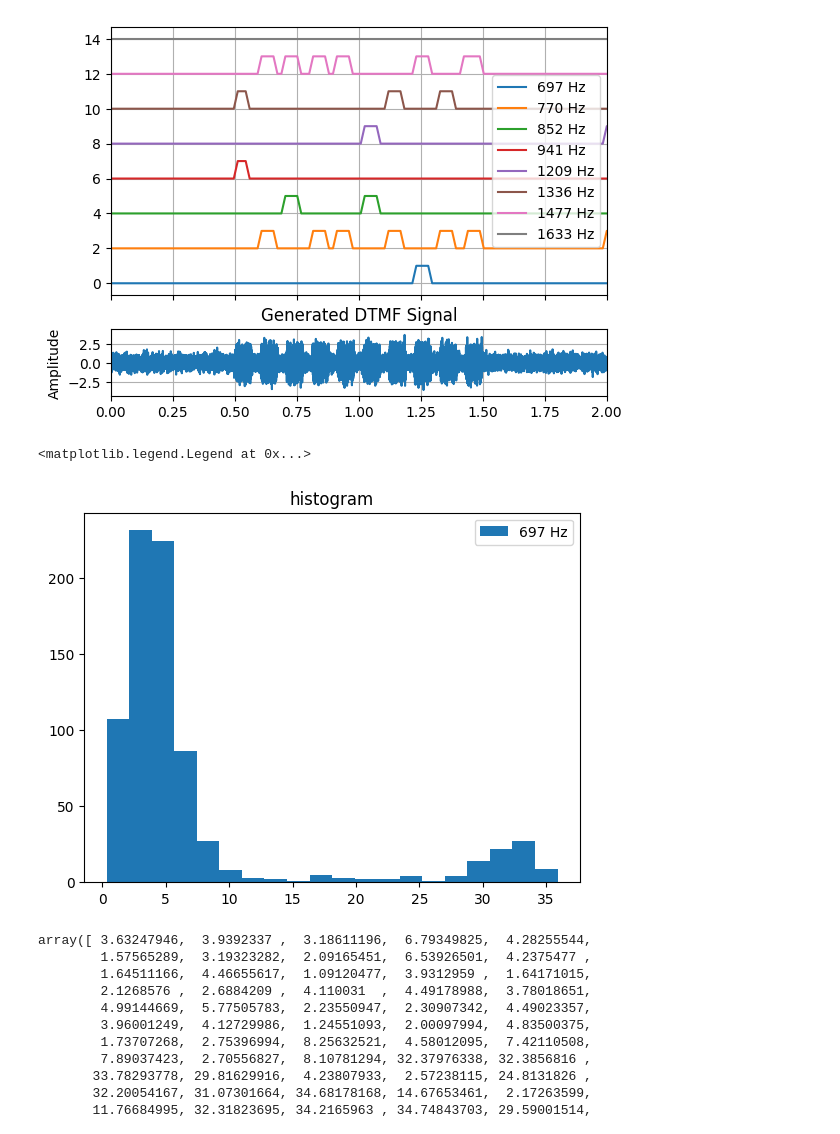
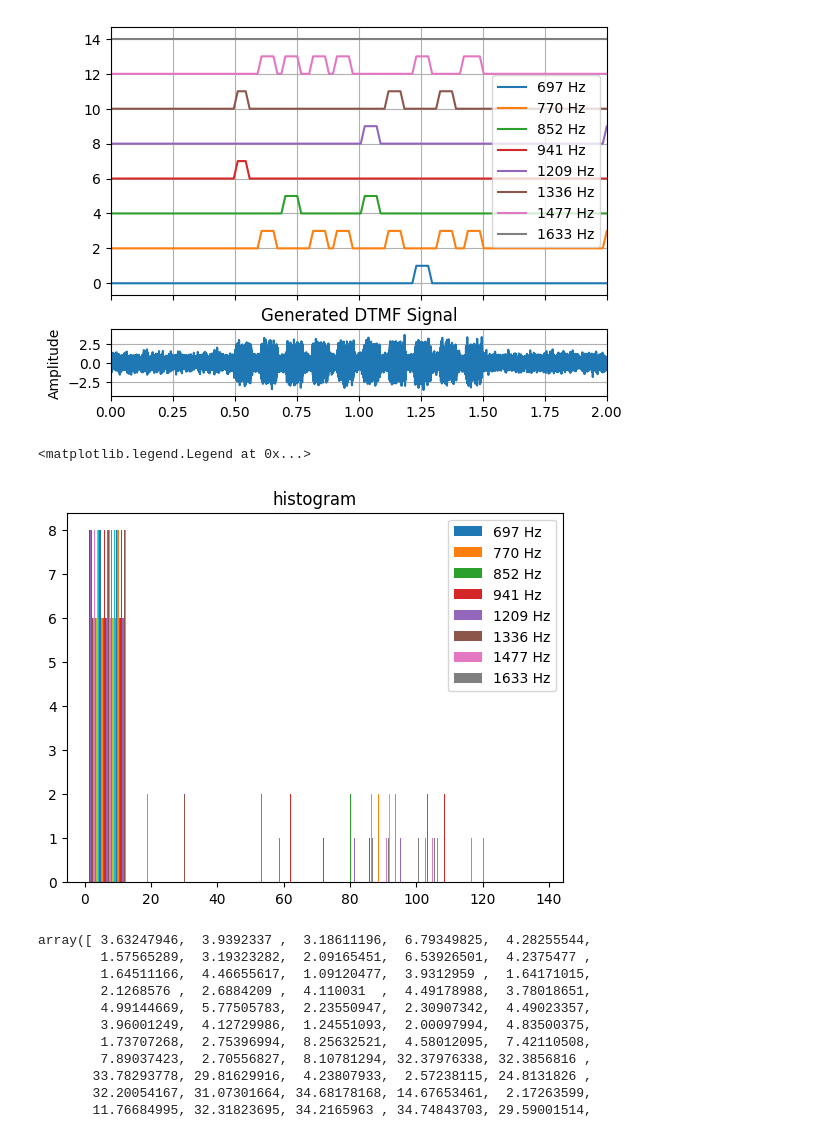
Before and after one commit to erikson1970/006_DTMF_Decoder, a Jupyter notebook: DTMF_detector.ipynb, the cells around one changed output. Cells and saved outputs as stored; diff of their text form; code cells hidden in the pictures.

```diff
--- a/DTMF_detector.ipynb
+++ b/DTMF_detector.ipynb
@@ -911,14 +885,14 @@ ax0.grid(),ax1.grid()
 [figure]
 # %%
 fig,ax=plt.subplots(1,1,sharex=True)
-ax.hist(detected_frequencies[:,4],bins=20)
+ax.hist(detected_frequencies,bins=10)
 ax.set_title('histogram')
 ax.legend([f"{ff} Hz" for ff in dtmf_frequencies])
 
 #np.histogram(detected_frequencies[0])
 # %% [output]
 <matplotlib.legend.Legend at 0x...>
-[figure, old version]
+[figure, new version]
 # %%
 # %% [output]
 array([ 3.63247946,  3.9392337 ,  3.18611196,  6.79349825,  4.28255544,
```
Also changed, not shown: parts of 6 cells of this notebook.
